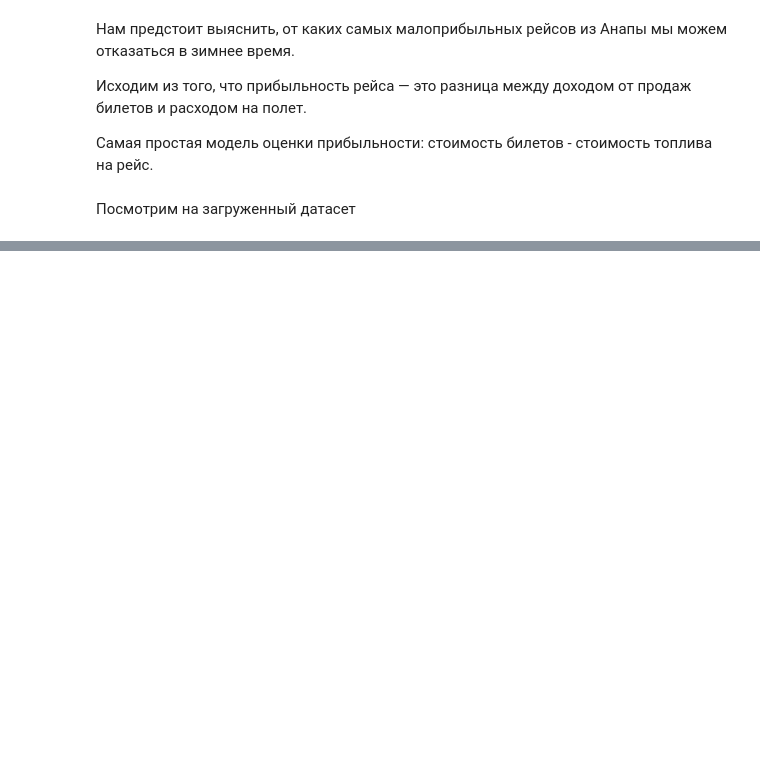
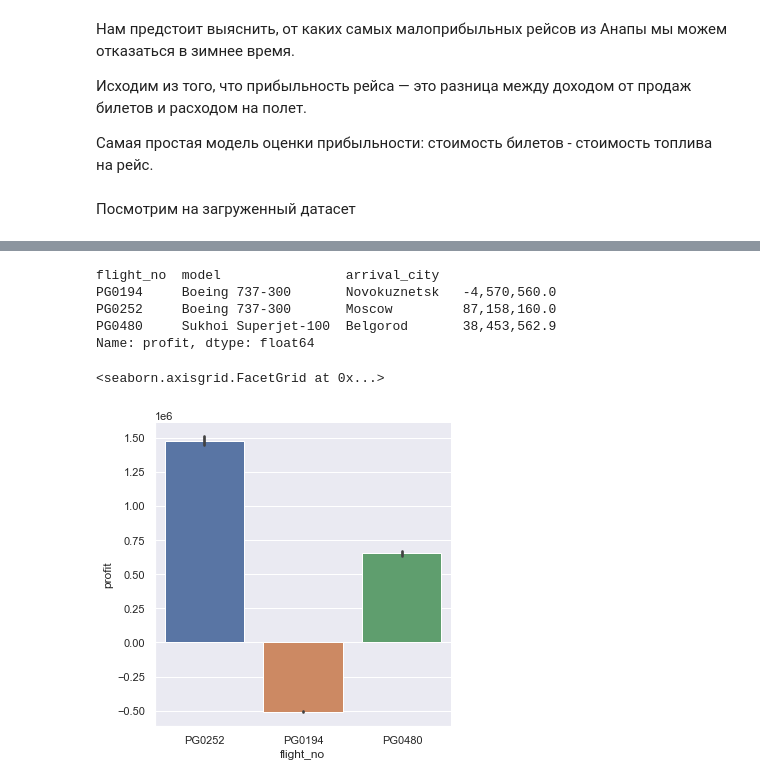
Before and after one commit to UndyingSerpent/skillfactory, a Jupyter notebook: module_4/Project_4.ipynb, the cells around one changed output, grey strips where cells are left out. Drawn from its saved outputs; the diff is of its cells as text; code cells hidden in the pictures; blank space fills up the shorter version.

```diff
--- a/module_4/Project_4.ipynb
+++ b/module_4/Project_4.ipynb
@@ -83,0 +267,7 @@ total_amount = Стоимость проданных билетов на рей
+# %%
+# Посчитаем общее кол-во посадочных мест в самолетоах
+flights['seats_count'] = flights['count_economy'] + flights['count_business']
+# Посчитаем общую загоузку самолетов
+flights['boarding_count'] = flights['boarding_economy'] + flights['boarding_business']
+# Посчитаем общую сумму проданных билетов (доход)
+flights['total_amount'] = flights['amount_economy'] + flights['amount_business']
@@ -83,0 +284,4 @@ total_amount = Стоимость проданных билетов на рей
+# %%
+flights['fc'] = flights['model'].apply(lambda fc: 40 if fc == 'Boeing 737-300' else 28.3)
+# %%
+flights['cost'] = flights['fc'] * 41.4 * flights['flight_time_minutes']
@@ -83,0 +292,2 @@ total_amount = Стоимость проданных билетов на рей
+# %%
+flights['profit'] = flights['total_amount'] - flights['cost']
@@ -83,0 +306,13 @@ total_amount = Стоимость проданных билетов на рей
+# %%
+flights.groupby(['flight_no','model','arrival_city']).profit.sum()
+# %% [output]
+flight_no  model                arrival_city
+PG0194     Boeing 737-300       Novokuznetsk   -4,570,560.0
+PG0252     Boeing 737-300       Moscow         87,158,160.0
+PG0480     Sukhoi Superjet-100  Belgorod       38,453,562.9
+Name: profit, dtype: float64
+# %%
+sns.catplot(data=flights, y='profit', x='flight_no', kind='bar')
+# %% [output]
+<seaborn.axisgrid.FacetGrid at 0x...>
+[figure, added]
```
Also changed, not shown: parts of 49 cells of this notebook.
